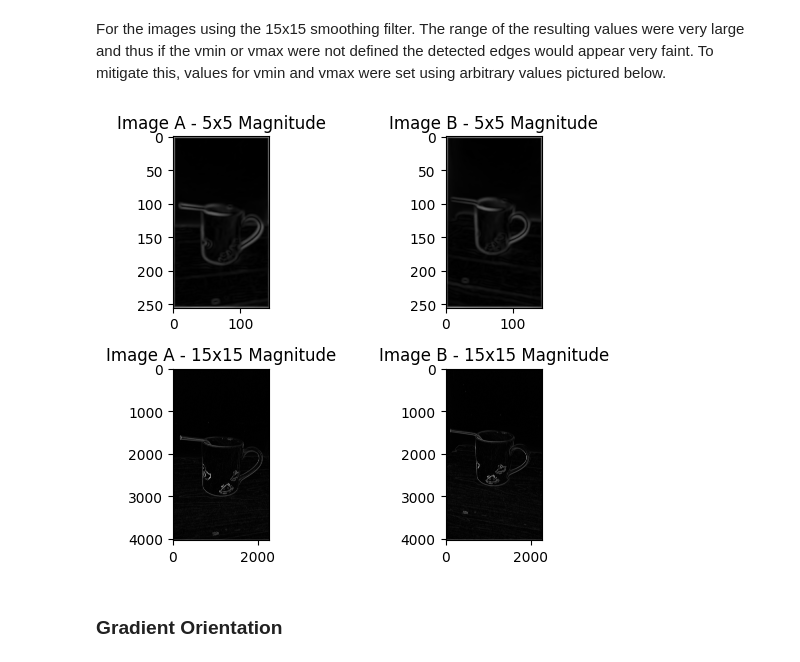
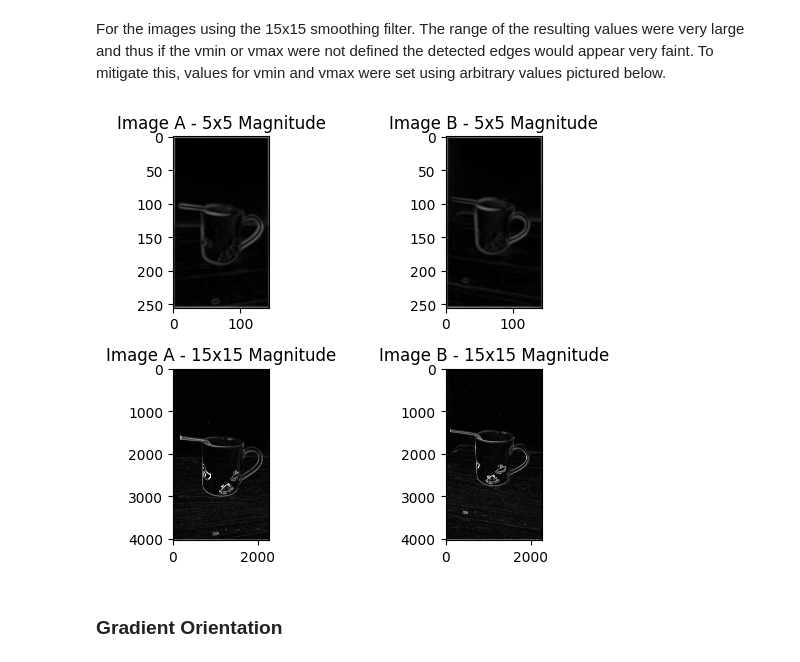
Before and after one commit to anntri2001/ecse415-f24-assignments, a Jupyter notebook: A1/ECSE415_F24_A1_260985522.ipynb, the cells around one changed output. Cells and saved outputs as stored; diff of their text form; code cells hidden in the pictures.

```diff
--- a/A1/ECSE415_F24_A1_260985522.ipynb
+++ b/A1/ECSE415_F24_A1_260985522.ipynb
@@ -303,17 +303,17 @@ For the images using the 15x15 smoothing filter. The range of the resulting valu
 # %%
 # display images
 plt.subplot(221), plt.imshow(magnitude_A_five, cmap='gray')
 plt.title("Image A - 5x5 Magnitude")
 plt.subplot(222), plt.imshow(magnitude_B_five, cmap='gray')
 plt.title("Image B - 5x5 Magnitude")
-plt.subplot(223), plt.imshow(magnitude_A_fifteen, cmap='gray', vmin=0, vmax=512)
+plt.subplot(223), plt.imshow(magnitude_A_fifteen, cmap='gray', vmin=0, vmax=255)
 plt.title("Image A - 15x15 Magnitude")
-plt.subplot(224), plt.imshow(magnitude_B_fifteen, cmap='gray', vmin=0, vmax=512)
+plt.subplot(224), plt.imshow(magnitude_B_fifteen, cmap='gray', vmin=0, vmax=255)
 plt.title("Image B - 15x15 Magnitude")
 plt.tight_layout()
 plt.show()
 # %% [output]
-[figure, old version]
+[figure, new version]
 # %% [markdown]
 ### Gradient Orientation
 # %%
```
Also changed, not shown: parts of 2 cells of this notebook.
